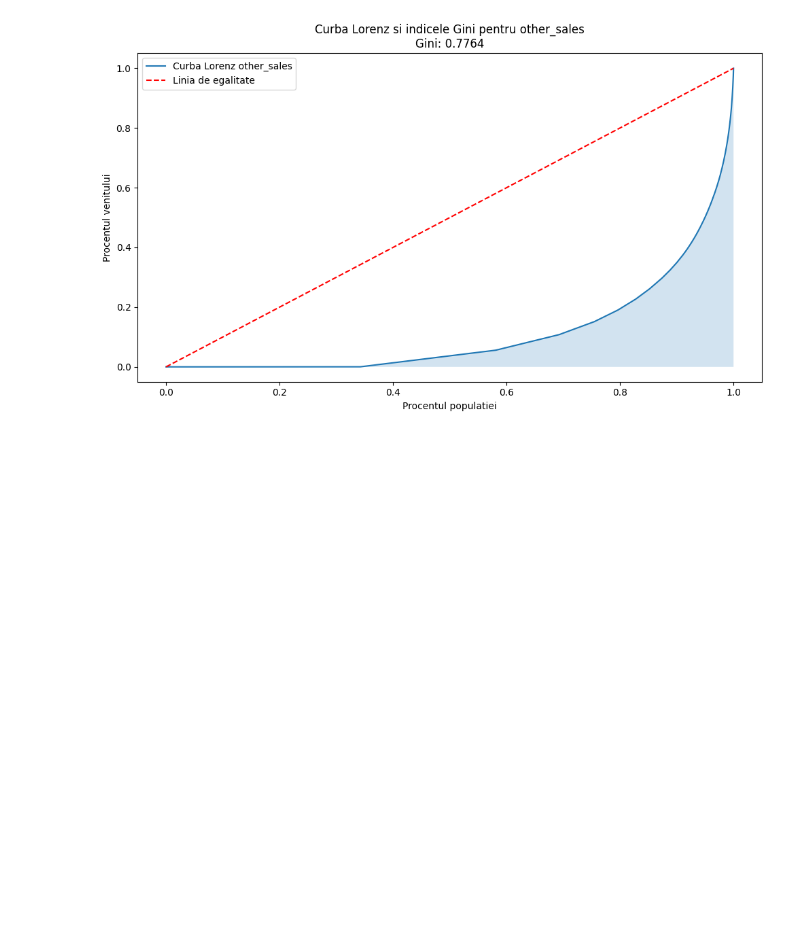
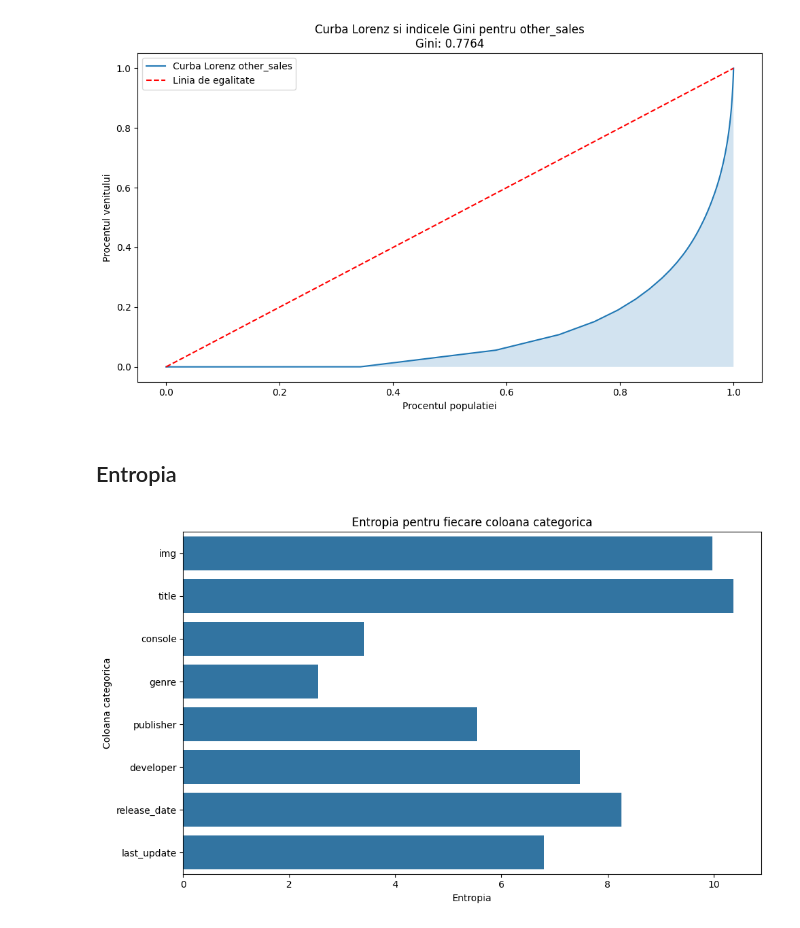
Before and after one commit to eduhaidu/video-game-sales, a Jupyter notebook: video-game-sales.ipynb, the cells around one changed output. Cells and saved outputs as stored; diff of their text form; code cells hidden in the pictures; blank space fills up the shorter version.

Commit message:
entropy + one hot encoding

```diff
--- a/video-game-sales.ipynb
+++ b/video-game-sales.ipynb
@@ -142,3 +142,26 @@ for column in numeric_data.columns:
 [figure]
 [figure]
 [figure]
+# %% [markdown]
+## Entropia
+# %%
+def calculate_entropy(data):
+    probabilities = data.value_counts(normalize=True)
+    entropy = -np.sum(probabilities * np.log(probabilities))
+    return entropy
+entropy_values = {}
+for column in df.columns:
+    if df[column].dtype == 'object':
+        entropy = calculate_entropy(df[column])
+        entropy_values[column] = entropy
+entropy_values
+entropy_df = pd.DataFrame(list(entropy_values.items()), columns=['Column', 'Entropy'])
+plt.figure(figsize=(10, 6))
+sns.barplot(x='Entropy', y='Column', data=entropy_df)
+plt.title('Entropia pentru fiecare coloana categorica')
+plt.xlabel('Entropia')
+plt.ylabel('Coloana categorica')
+plt.tight_layout()
+plt.show()
+# %% [output]
+[figure, added]
```
Also changed, not shown: parts of 4 cells of this notebook.
